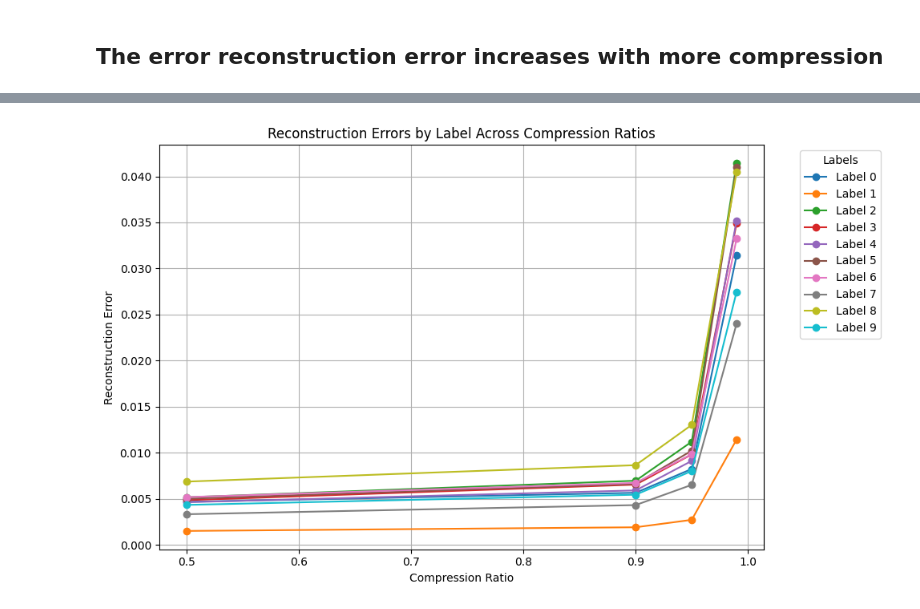
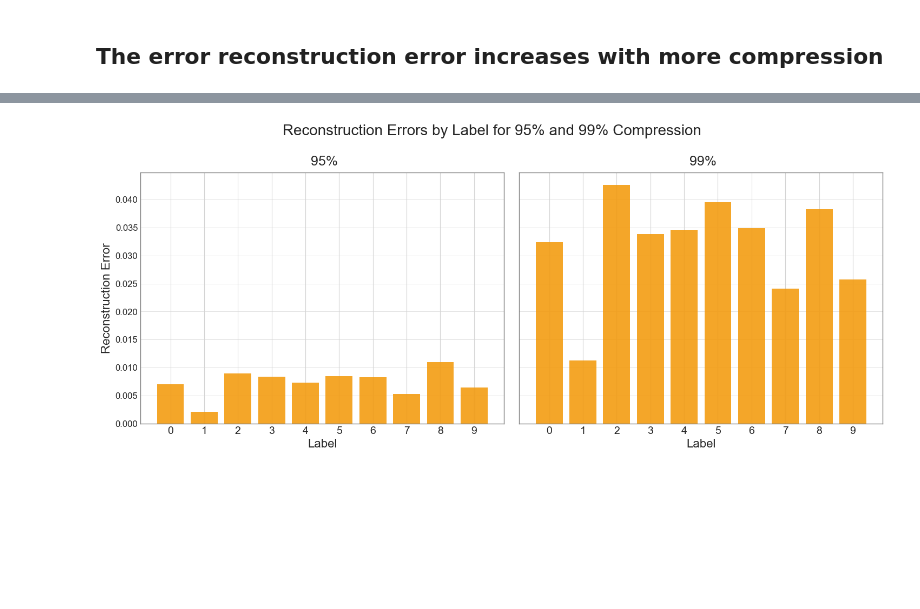
Before and after one commit to readytensor/rt_img_compression_autoencoder, a Jupyter notebook: auto_encoder.ipynb, the cells around one changed output, grey strips where cells are left out. Saved outputs shown, nothing was run; the diff lists cells and outputs as text; code cells hidden in the pictures; blank space fills up the shorter version.

```diff
--- a/auto_encoder.ipynb
+++ b/auto_encoder.ipynb
@@ -413,18 +435,44 @@ plt.show()
-# %%
-# Creating a figure
-plt.figure(figsize=(10, 6))
-
-# Plot each label's reconstruction error over different compression ratios
-for label in range(10):  # Assuming there are 10 labels
-    errors = [d[cr][label] for cr, d in zip(compression_ratios, reconstruction_errors_by_labels)]
-    plt.plot(compression_ratios, errors, marker='o', label=f'Label {label}')
-
-plt.title('Reconstruction Errors by Label Across Compression Ratios')
-plt.xlabel('Compression Ratio')
-plt.ylabel('Reconstruction Error')
-plt.legend(title='Labels', bbox_to_anchor=(1.05, 1), loc='upper left')
-plt.grid(True)
-plt.tight_layout()
-plt.show()
-# %% [output]
-[figure, removed]
+# %%
+plt.style.use('seaborn-v0_8-whitegrid')  # Base style similar to NYT
+plt.rcParams.update({
+    'font.family': 'sans-serif',  # Use a serif font
+    'font.serif': ['Helvetica'],  # Specific font
+    'grid.color': '#d4d4d4',  # Light gray grid lines
+    'axes.edgecolor': '#000000',  # Black edge color for axes
+    'axes.labelsize': 12,  # Axis label font size
+    'xtick.labelsize': 12,  # X-tick label font size
+    'ytick.labelsize': 12,  # Y-tick label font size
+    'legend.fontsize': 10,  # Legend font size
+})
+
+# Create subplots in a single row
+fig, axes = plt.subplots(1, 2, figsize=(15, 6), sharey=True)
+
+# Plot bar charts of reconstruction errors for each compression ratio
+for i, (cr, d) in enumerate(zip(compression_ratios[-2:], reconstruction_errors_by_labels[-2:])):
+    errors = [d[cr][label] for label in range(10)]  # Assuming 10 labels
+    labels = np.arange(10)  # Labels are integers from 0 to 9
+    axes[i].bar(labels, errors, color='#F39C12', alpha=0.9)
+    axes[i].set_title(f' {int(100*cr)}%', fontsize=18, pad=10)
+    axes[i].set_xlabel('Label', fontsize=16)
+    axes[i].set_xticks(labels)
+    if i == 0:
+        axes[i].set_ylabel('Reconstruction Error', fontsize=16)
+    axes[i].tick_params(axis='both', which='both', length=0)
+    axes[i].set_xticklabels(axes[i].get_xticks(), fontsize=14)  # Example size, adjust as needed
+
+    axes[i].yaxis.grid(True, which='major', linestyle='-', linewidth=0.5, color='#d4d4d4')
+    axes[i].set_axisbelow(True)  # Grid lines below the plot elements
+
+    # Make sure all spines are visible
+    for spine in axes[i].spines.values():
+        spine.set_visible(True)
+        spine.set_edgecolor('grey')
+        spine.set_linewidth(1.0)
+
+# Adjust layout to prevent overlap
+plt.tight_layout(pad=2)
+plt.suptitle('Reconstruction Errors by Label for 95% and 99% Compression', y=1.05, fontsize=20)
+plt.show()
+# %% [output]
+[figure, added]
```
Also changed, not shown: parts of 7 cells of this notebook, 7 other files.
